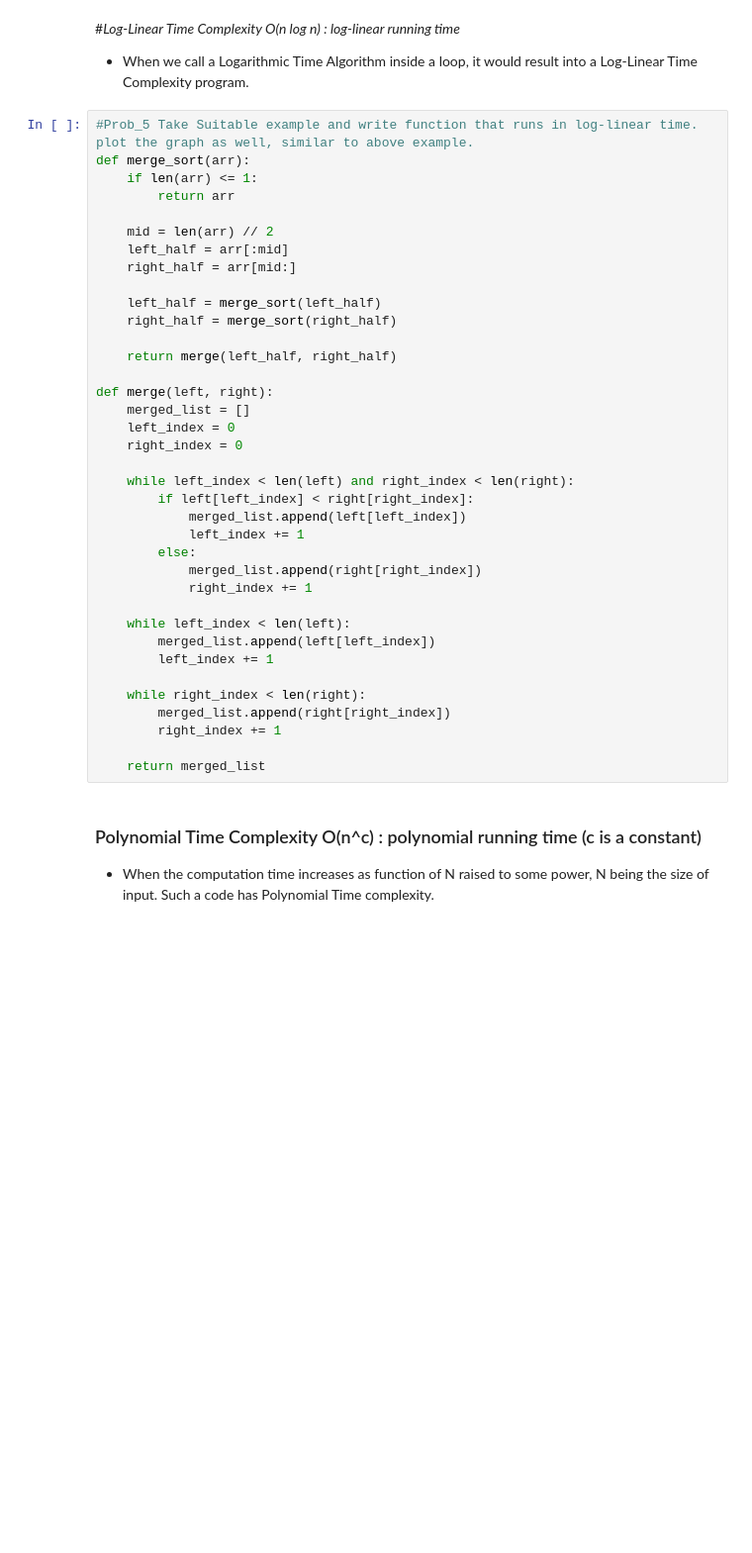
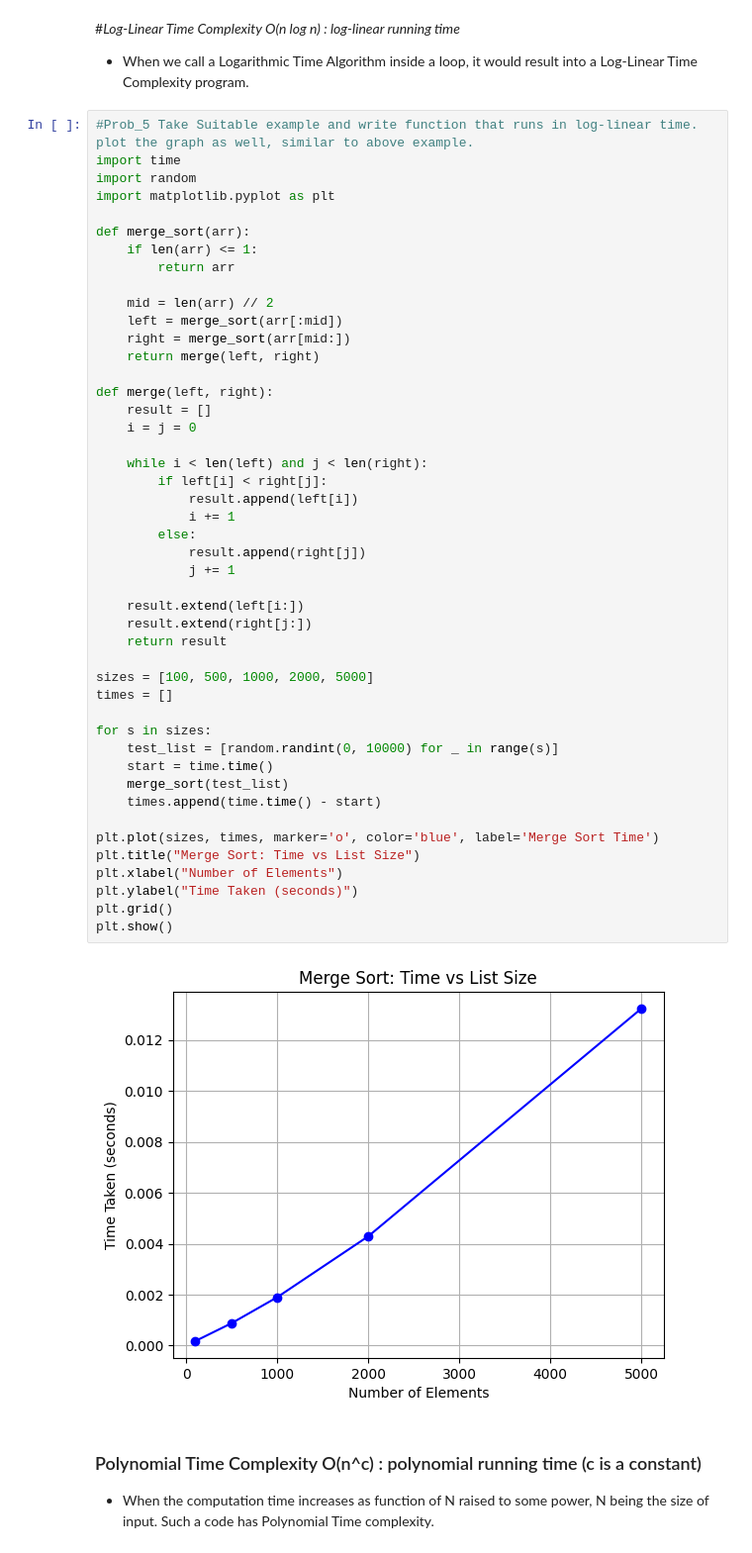
Before and after one commit to Pranav-Trivedi20/Algorithms-and-Problem-Solving-Lab, a Jupyter notebook: Lab_3_Growth_of_function.ipynb, the cells around one changed output. Shown at 99% size. Drawn from its saved outputs; the diff is of its cells as text; blank space fills up the shorter version.

```diff
--- a/Lab_3_Growth_of_function.ipynb
+++ b/Lab_3_Growth_of_function.ipynb
@@ -126,41 +126,52 @@ plt.show()
 result into a Log-Linear Time Complexity program.
 # %%
 #Prob_5 Take Suitable example and write function that runs in log-linear time. plot the graph as well, similar to above example.
+import time
+import random
+import matplotlib.pyplot as plt
+
 def merge_sort(arr):
     if len(arr) <= 1:
         return arr
 
     mid = len(arr) // 2
-    left_half = arr[:mid]
-    right_half = arr[mid:]
-
-    left_half = merge_sort(left_half)
-    right_half = merge_sort(right_half)
-
-    return merge(left_half, right_half)
+    left = merge_sort(arr[:mid])
+    right = merge_sort(arr[mid:])
+    return merge(left, right)
 
 def merge(left, right):
-    merged_list = []
-    left_index = 0
-    right_index = 0
+    result = []
+    i = j = 0
 
-    while left_index < len(left) and right_index < len(right):
-        if left[left_index] < right[right_index]:
-            merged_list.append(left[left_index])
-            left_index += 1
+    while i < len(left) and j < len(right):
+        if left[i] < right[j]:
+            result.append(left[i])
+            i += 1
         else:
-            merged_list.append(right[right_index])
-            right_index += 1
+            result.append(right[j])
+            j += 1
 
-    while left_index < len(left):
-        merged_list.append(left[left_index])
-        left_index += 1
+    result.extend(left[i:])
+    result.extend(right[j:])
+    return result
 
-    while right_index < len(right):
-        merged_list.append(right[right_index])
-        right_index += 1
+sizes = [100, 500, 1000, 2000, 5000]
+times = []
 
-    return merged_list
+for s in sizes:
+    test_list = [random.randint(0, 10000) for _ in range(s)]
+    start = time.time()
+    merge_sort(test_list)
+    times.append(time.time() - start)
+
+plt.plot(sizes, times, marker='o', color='blue', label='Merge Sort Time')
+plt.title("Merge Sort: Time vs List Size")
+plt.xlabel("Number of Elements")
+plt.ylabel("Time Taken (seconds)")
+plt.grid()
+plt.show()
+# %% [output]
+[figure, added]
 # %% [markdown]
 ### Polynomial Time Complexity O(n^c) : polynomial running time (c is a constant)
 
```
Also changed, not shown: parts of 8 cells of this notebook.
